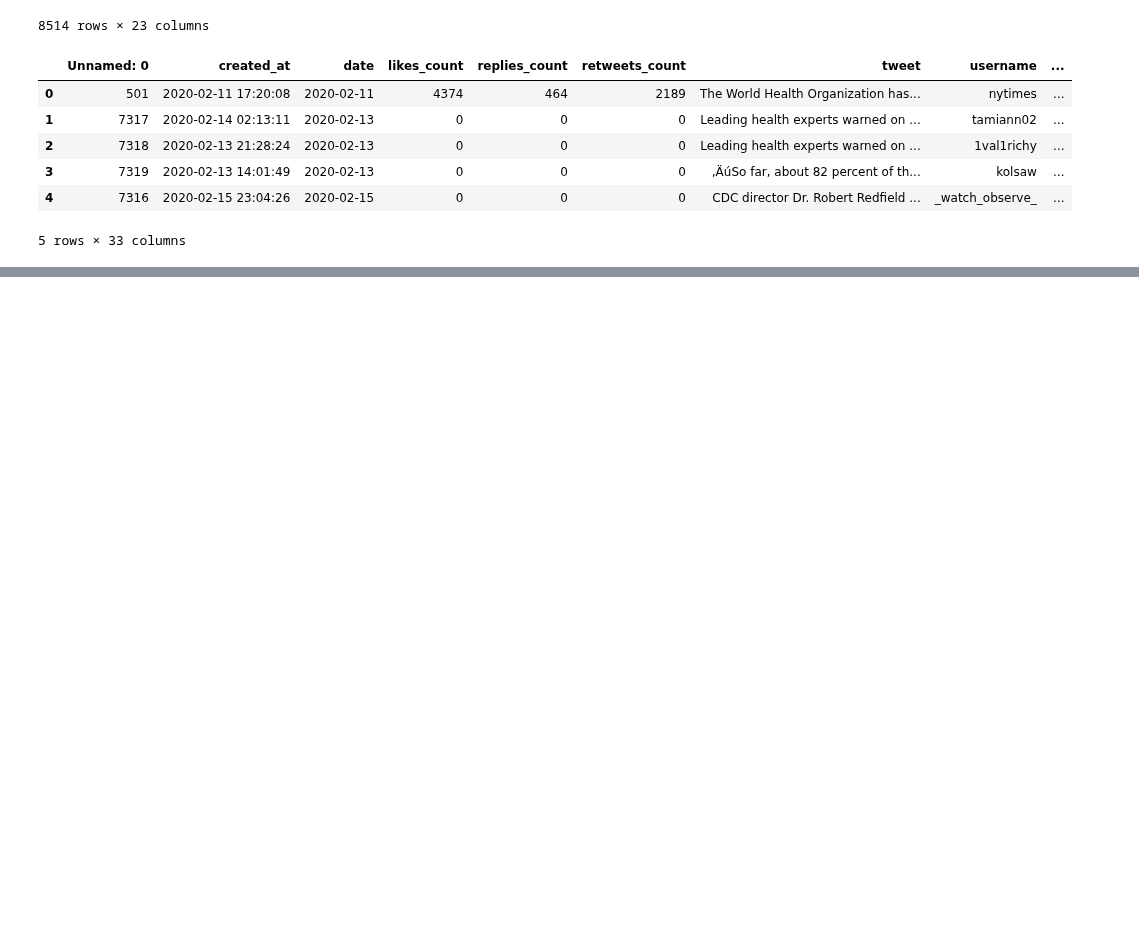
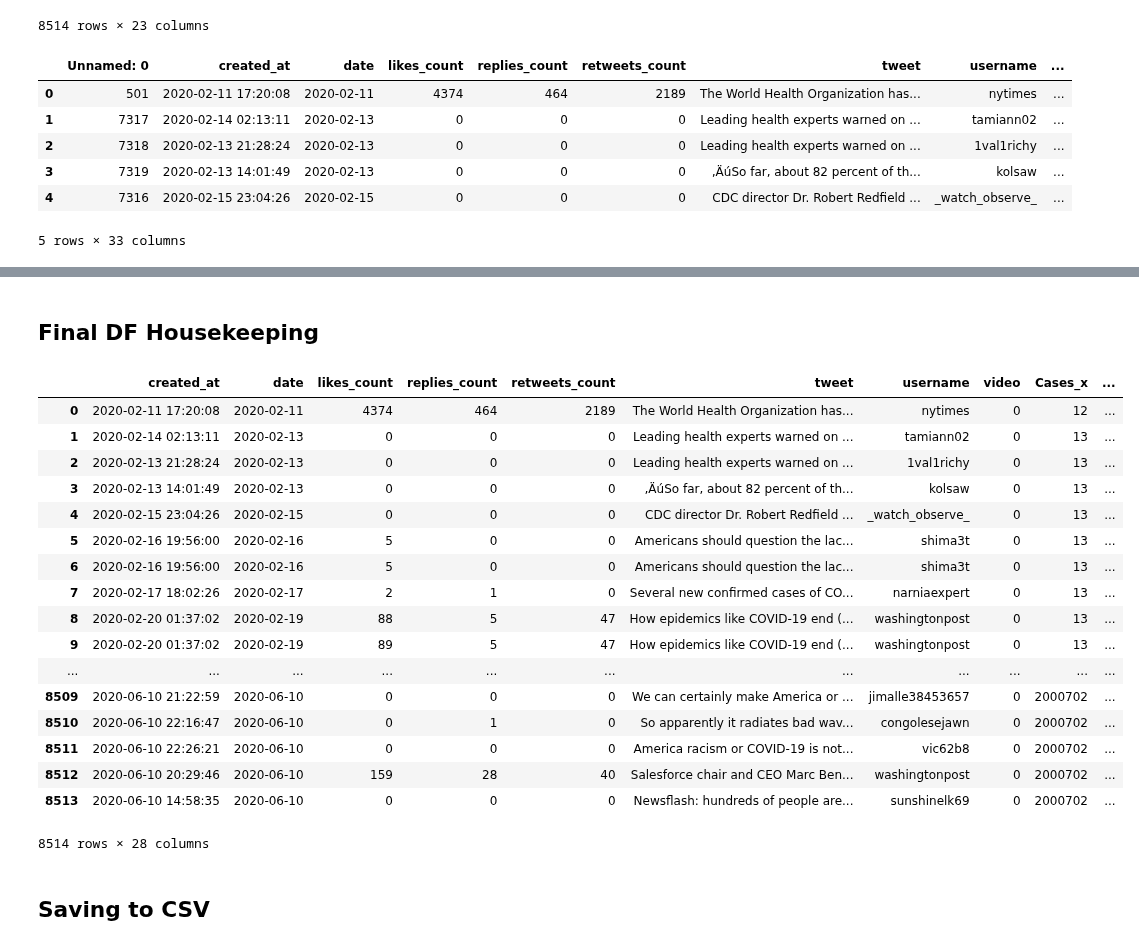
Before and after one commit to jdsmithwes/Capstone-Project, a Jupyter notebook: Dataset_creation_notebook.ipynb, the cells around one changed output, grey strips where cells are left out. Saved outputs shown, nothing was run; the diff lists cells and outputs as text; code cells hidden in the pictures; blank space fills up the shorter version.

```diff
--- a/Dataset_creation_notebook.ipynb
+++ b/Dataset_creation_notebook.ipynb
@@ -352,0 +366,3 @@ Master_Tweet_df.head()
+# %%
+#Measure of how potent virus is at time of tweet
+Master_Tweet_df['Lethality'] = (Master_Tweet_df['Deaths_x']/Master_Tweet_df['Cases_x'])*100
@@ -352,0 +373,14 @@ Master_Tweet_df.head()
+# %%
+# Calculating Victory Spread
+Master_Tweet_df['Victory Spread'] = Master_Tweet_df['Biden (D)'] - Master_Tweet_df['Trump (R)']
+# %%
+def victor(x):
+    if x>2:
+        return 'Biden'
+    if x<-2:
+        return 'Trump'
+    if x >-2 and x <2:
+        return 'Toss up'
+# %%
+#Creating Target Column
+Master_Tweet_df['Target'] = Master_Tweet_df['Victory Spread'].apply(lambda x: victor(x))
@@ -353,3 +408,30 @@ Master_Tweet_df.head()
+# %% [markdown]
+## Final DF Housekeeping
+# %%
+# couldn't find any value from these columns
+Master_Tweet_df.drop(['Unnamed: 0','14 days', 'Cases_y', 'Deaths_y', '28 days', 'Cases',
+       'Deaths','Date'],axis=1)
+# %% [output]
+|  | created_at | date | likes_count | replies_count | retweets_count | tweet | username | video | Cases_x | ... |
+| 0 | 2020-02-11 17:20:08 | 2020-02-11 | 4374 | 464 | 2189 | The World Health Organization has... | nytimes | 0 | 12 | ... |
+| 1 | 2020-02-14 02:13:11 | 2020-02-13 | 0 | 0 | 0 | Leading health experts warned on ... | tamiann02 | 0 | 13 | ... |
+| 2 | 2020-02-13 21:28:24 | 2020-02-13 | 0 | 0 | 0 | Leading health experts warned on ... | 1val1richy | 0 | 13 | ... |
+| 3 | 2020-02-13 14:01:49 | 2020-02-13 | 0 | 0 | 0 | ‚ÄúSo far, about 82 percent of th... | kolsaw | 0 | 13 | ... |
+| 4 | 2020-02-15 23:04:26 | 2020-02-15 | 0 | 0 | 0 | CDC director Dr. Robert Redfield ... | _watch_observe_ | 0 | 13 | ... |
+| 5 | 2020-02-16 19:56:00 | 2020-02-16 | 5 | 0 | 0 | Americans should question the lac... | shima3t | 0 | 13 | ... |
+| 6 | 2020-02-16 19:56:00 | 2020-02-16 | 5 | 0 | 0 | Americans should question the lac... | shima3t | 0 | 13 | ... |
+| 7 | 2020-02-17 18:02:26 | 2020-02-17 | 2 | 1 | 0 | Several new confirmed cases of CO... | narniaexpert | 0 | 13 | ... |
+| 8 | 2020-02-20 01:37:02 | 2020-02-19 | 88 | 5 | 47 | How epidemics like COVID-19 end (... | washingtonpost | 0 | 13 | ... |
+| 9 | 2020-02-20 01:37:02 | 2020-02-19 | 89 | 5 | 47 | How epidemics like COVID-19 end (... | washingtonpost | 0 | 13 | ... |
+| ... | ... | ... | ... | ... | ... | ... | ... | ... | ... | ... |
+| 8509 | 2020-06-10 21:22:59 | 2020-06-10 | 0 | 0 | 0 | We can certainly make America or ... | jimalle38453657 | 0 | 2000702 | ... |
+| 8510 | 2020-06-10 22:16:47 | 2020-06-10 | 0 | 1 | 0 | So apparently it radiates bad wav... | congolesejawn | 0 | 2000702 | ... |
+| 8511 | 2020-06-10 22:26:21 | 2020-06-10 | 0 | 0 | 0 | America racism or COVID-19 is not... | vic62b8 | 0 | 2000702 | ... |
+| 8512 | 2020-06-10 20:29:46 | 2020-06-10 | 159 | 28 | 40 | Salesforce chair and CEO Marc Ben... | washingtonpost | 0 | 2000702 | ... |
+| 8513 | 2020-06-10 14:58:35 | 2020-06-10 | 0 | 0 | 0 | Newsflash: hundreds of people are... | sunshinelk69 | 0 | 2000702 | ... |
+8514 rows × 28 columns
+# %% [markdown]
+## Saving to CSV
 # %%
 #saving df to csv for upload in other notebooks
 Master_Tweet_df.to_csv('data/Master_Tweet_cleaned.csv')
```
Also changed, not shown: parts of 5 cells of this notebook, 3 other files.
